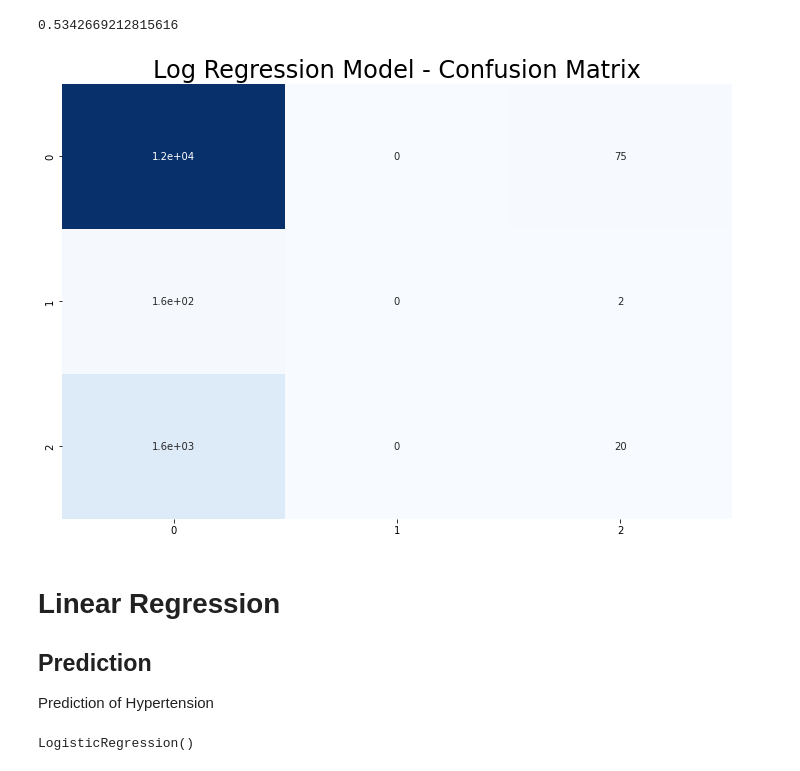
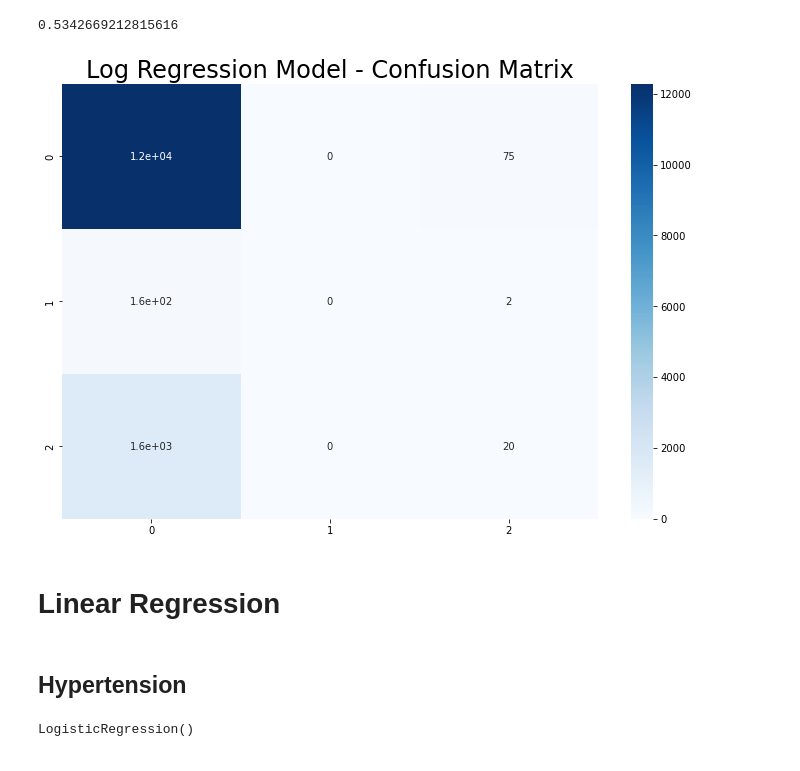
Before and after one commit to CharlesPizza/HealthRiskAssessment, a Jupyter notebook: Health Prediction.ipynb, the cells around one changed output. Cells and saved outputs as stored; diff of their text form; code cells hidden in the pictures.

```diff
--- a/Health Prediction.ipynb
+++ b/Health Prediction.ipynb
@@ -518,29 +519,27 @@ moc = MultiOutputClassifier(log_reg, n_jobs=5).fit(health_prepared, y_train_mult
 # %%
 # Multilabel Classification for TEST set
 X_test = strat_test_set.drop(labels, axis=1)
-y_test_master = strat_test_set[labels]
-y_test_ht, y_test_str, y_test_dbs = y_test_master['Hypertension'], y_test_master['Stroke'], y_test_master['Diabetes']
-y_test_multilabel = np.c_[y_test_ht, y_test_str, y_test_dbs]
+y_test_multilabel = np.c_[strat_test_set[labels]]
 # %%
 from sklearn.metrics import confusion_matrix, accuracy_score
 X_test_prepared = full_pipeline.fit_transform(X_test)
-prediction = moc.predict(X_test_prepared)
-accuracy_score(y_test_multilabel, prediction)
+prediction_mclr = moc.predict(X_test_prepared)
+accuracy_score(y_test_multilabel, prediction_mclr)
 # %% [output]
 0.5342669212815616
 # %%
 from sklearn.metrics import plot_confusion_matrix
 cm = confusion_matrix(y_test_master.values.argmax(axis=1), prediction.argmax(axis=1))
 plt.figure(figsize=(12,8))
-con_matrix = sns.heatmap(cm, annot=True, cbar=False, cmap=plt.cm.Blues)
+con_matrix = sns.heatmap(cm, annot=True, cmap = plt.cm.Blues, cbar = True)
 plt.title('Log Regression Model - Confusion Matrix', fontsize=24)
 plt.show()
 # %% [output]
-[figure, old version]
+[figure, new version]
 # %% [markdown]
 # Linear Regression
-## Prediction
-Prediction of Hypertension
+# %% [markdown]
+## Hypertension
 # %%
 from sklearn.linear_model import LogisticRegression
 log_reg_ht = LogisticRegression()
```
Also changed, not shown: parts of 16 cells of this notebook.
